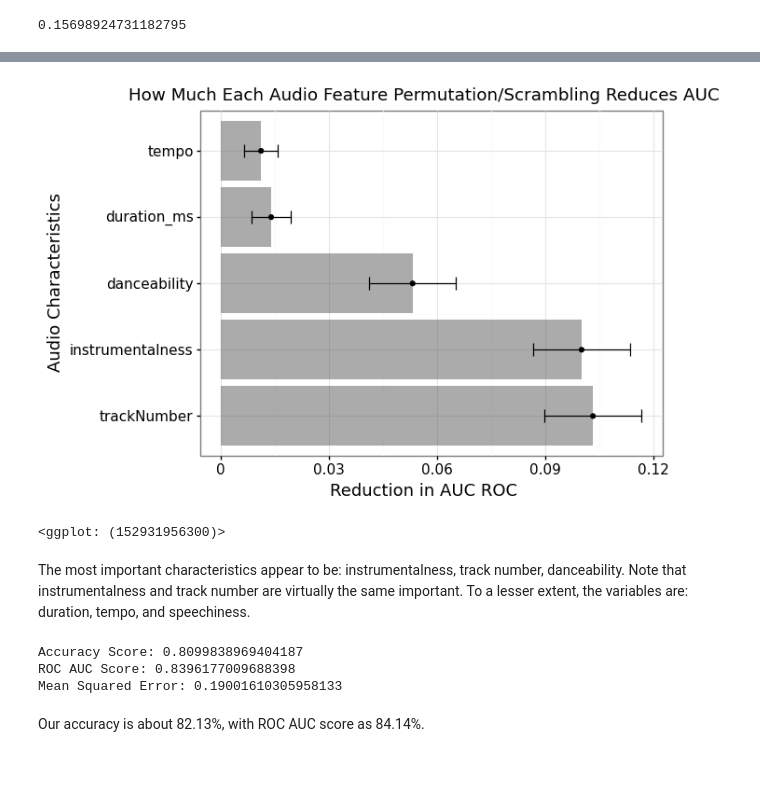
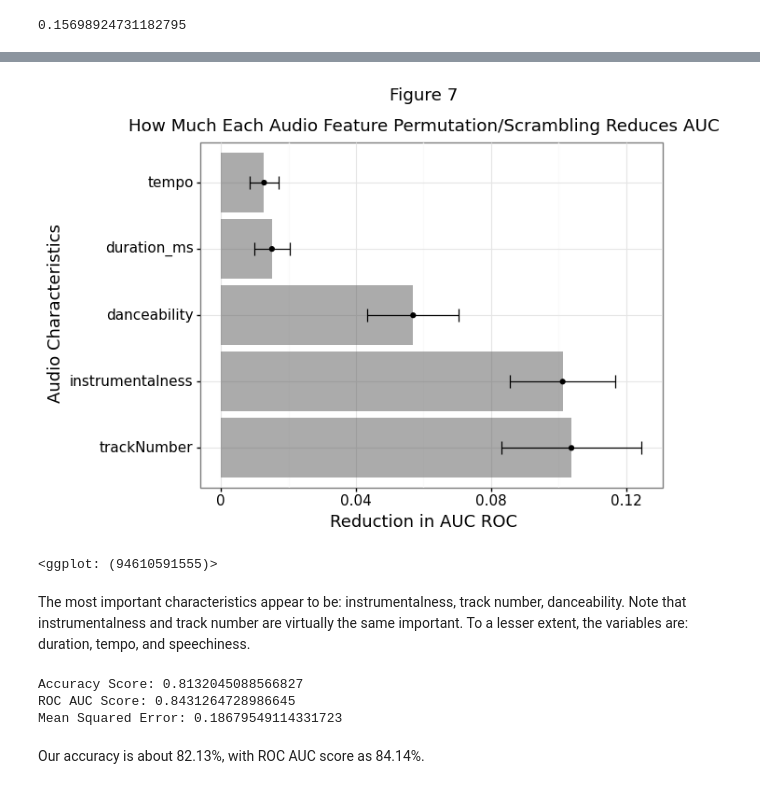
Before and after one commit to jghuynh/Song_Shine, a Jupyter notebook: Song_Rak.ipynb, the cells around one changed output, grey strips where cells are left out. Cells and saved outputs as stored; diff of their text form; code cells hidden in the pictures.

```diff
--- a/Song_Rak.ipynb
+++ b/Song_Rak.ipynb
@@ -1061,6 +728,7 @@ for rowI in range(mainDF.shape[0]):
 #         if int(row["ThisWeekPosition"]) > 50:
 #             isHit = 0
         track.append(isHit)
+    time.sleep(random.uniform(.5,3))
     tracks.append(track)
 df = pd.DataFrame(tracks, columns = ['album', 'artist', 'trackNumber', "id", "name", "uri", 'release_date', "acousticness",
                                       'danceability', "duration_ms", 'energy', "explicit", 'instrumentalness', "key",
@@ -1382,7 +863,8 @@ def toList(aSet):
 # Finding Songs Who Were Never A Hit In UK
 # %%
 url = "https://www.albumoftheyear.org/2020/releases/"
-urls = ["https://www.albumoftheyear.org/2020/releases/?page=2", "https://www.albumoftheyear.org/2020/releases/?page=3"
+urls = ["https://www.albumoftheyear.org/2020/releases/?page=2",
+        "https://www.albumoftheyear.org/2020/releases/?page=3"
        #"https://www.albumoftheyear.org/2020/releases/?page=4"
        ]
 albumTitles = []
@@ -1432,7 +914,7 @@ for index in range(len(artistTitles)):
         # loop over track ids
 
         for i in range(len(trackIDList)):
-            time.sleep(.5)
+            time.sleep(random.uniform(.5,3))
             track = getTrackFeaturesList(trackIDList[i])
 
             # for isHit
@@ -1444,7 +926,7 @@ otherSongs = pd.DataFrame(tracks, columns = ['album', 'artist', 'trackNumber', "
                                       'danceability', "duration_ms", 'energy', "explicit", 'instrumentalness', "key",
                                      'liveness', 'loudness', "mode", "popularity", 'speechiness', 'tempo', 'time_signature',
                                     "valence", "isHit"])
-# Because Spotify has a duplication probelm
+# Because Spotify has a duplication problem
 # Eradicate duplicate songs
 otherSongs = otherSongs.sort_values('popularity', ascending=False).drop_duplicates('name').sort_index()
 otherSongs.to_csv("otherSongs.csv", sep = ',')
@@ -1479,7 +965,7 @@ print(fullSongs.shape)
 (2497, 23)
 (2481, 23)
 # %%
-fullSongs = pd.read_csv("fullSongs.csv")
+# fullSongs = pd.read_csv("fullSongs.csv")
 fullSongs.head()
 # %% [output]
 |  | Unnamed: 0 | album | artist | trackNumber | id | name | uri | release_date | acousticness | ... |
@@ -1941,7 +1420,7 @@ search_space = [
 
     # Decision Tree with the Max Depth Param
     {'model': [DTree()],
-     'model__max_depth':[1,2,3,4],
+     'model__max_depth':[2,3,4],
     "model__min_samples_leaf" : [1, 5, 7]},
 
 
@@ -1950,8 +1429,8 @@ search_space = [
 
     # Random forest (Classifier) with the N Estimators tuning param
     {'model' : [RF()],
-     'model__max_depth':[4, 5, 6, 7, 9],
-     'model__n_estimators':[600, 1000, 1500, 1700, 2000]},
+     'model__max_depth':[4, 5, 7, 9],
+     'model__n_estimators':[600, 1000, 1500, 2000]},
 ]
 
 
@@ -2101,43 +1568,43 @@ vi_dat
 top5Var = (
     vi_dat >>
     mask(X.vi > 0.01) >>
     arrange(X.vi, ascending = False)
 )
 p = (
     top5Var >>
     ggplot(
           aes(x="variable",y="vi")) +
     geom_col(alpha=.5) +
     geom_point() +
 
     # Error bars
     geom_errorbar(aes(ymin="low", ymax="high"), width=.2) +
     theme_bw() +
 
     # Ordering the variables by level of importance
     scale_x_discrete(limits = top5Var.variable.tolist()) +
     coord_flip() +
 
     labs(
         y="Reduction in AUC ROC",
         x="Audio Characteristics",
-        title = "How Much Each Audio Feature Permutation/Scrambling Reduces AUC"
+        title = "Figure 7\n\nHow Much Each Audio Feature Permutation/Scrambling Reduces AUC"
     ) +
 
     theme(axis_text = element_text(color = "black", size = 11)) +
     theme(axis_title = element_text(color = "black", size = 13))
 )
-ggsave(plot = p, filename = "Important_Variables")
+ggsave(plot = p, filename = "Data/Important_Variables")
 print(p)
 # %% [output]
-[figure, old version]
+[figure, new version]
-<ggplot: (152931956300)>
+<ggplot: (94610591555)>
 # %% [markdown]
 The most important characteristics appear to be: instrumentalness, track number, danceability. Note that instrumentalness and track number are virtually the same important. To a lesser extent, the variables are: duration, tempo, and speechiness.
 # %%
 # Instantiate the model class
 # using the best parameters
-rf = RF(n_estimators= 2000, max_depth = 5)
+rf = RF(n_estimators= 600, max_depth = 5)
 importantFeatures = ["trackNumber", "instrumentalness", "danceability", "tempo",
                      "duration_ms"]
 # gnb.fit(X_train.iloc[:,7:X_train.shape[1]], Y_train) # Train
@@ -2152,9 +1619,9 @@ print("Accuracy Score:", m.accuracy_score(Y_test, y_pred))
 print("ROC AUC Score:", m.roc_auc_score(Y_train, rf_mod.predict(X_train)))
 print("Mean Squared Error:", m.mean_squared_error(Y_test, y_pred))
 # %% [output]
-Accuracy Score: 0.8099838969404187
-ROC AUC Score: 0.8396177009688398
-Mean Squared Error: 0.19001610305958133
+Accuracy Score: 0.8132045088566827
+ROC AUC Score: 0.8431264728986645
+Mean Squared Error: 0.18679549114331723
 # %% [markdown]
 Our accuracy is about 82.13%, with ROC AUC score as 84.14%.
 # %% [markdown]
```
Also changed, not shown: parts of 63 cells of this notebook, 14 other files.
